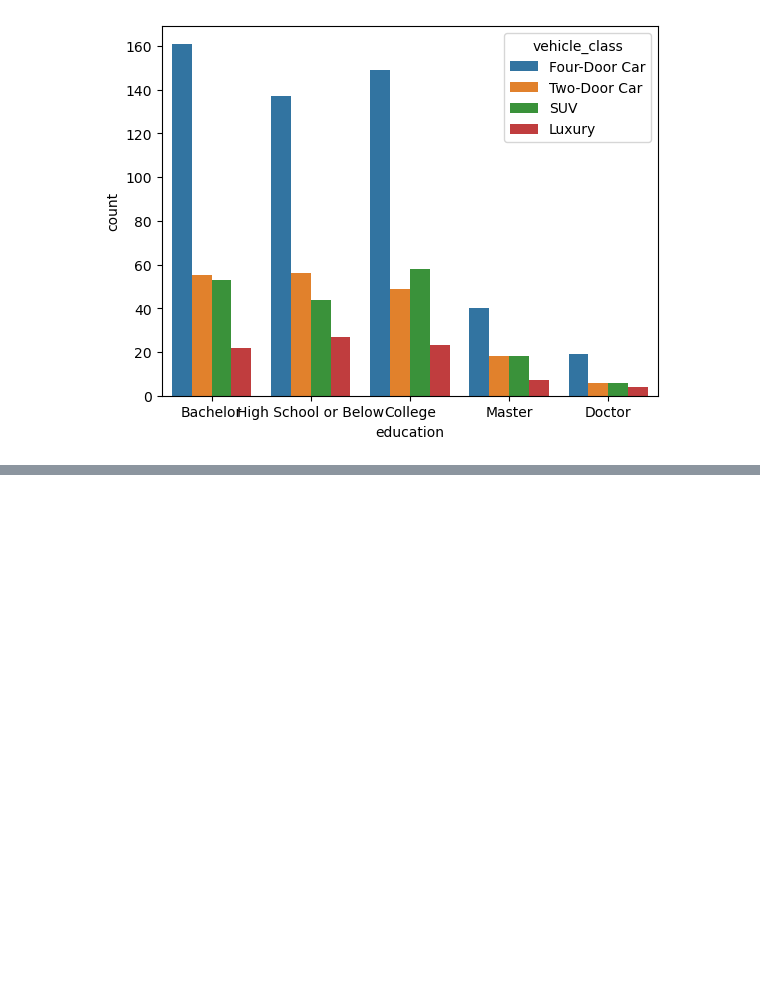
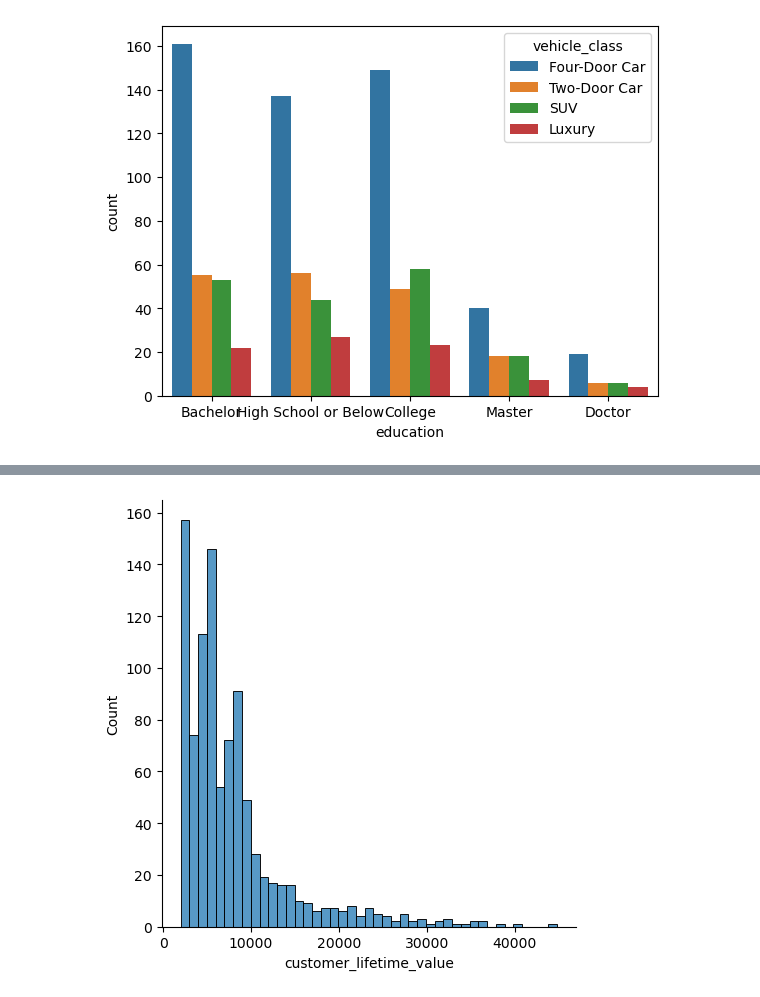
Before and after one commit to SuperAmy99/lab-dw-data-cleaning-and-formatting, a Jupyter notebook: lab-dw-data-cleaning-and-formatting.ipynb, the cells around one changed output, grey strips where cells are left out. Drawn from its saved outputs; the diff is of its cells as text; code cells hidden in the pictures; blank space fills up the shorter version.

```diff
--- a/lab-dw-data-cleaning-and-formatting.ipynb
+++ b/lab-dw-data-cleaning-and-formatting.ipynb
@@ -295,0 +307,5 @@ plt.show()
+# %%
+n_df = pd.read_csv('my_cleaned_dataset.csv')
+n_df.info()
+# Check the data types of the columns
+n_df.dtypes
@@ -295,0 +343,6 @@ plt.show()
+# %%
+# Get the numeric data into a dataframe called numerical and categorical columns in a dataframe called categorical.
+n_df_num = n_df.select_dtypes(include = np.number)
+n_df_num
+n_df_cat = n_df.select_dtypes(include = object)
+n_df_cat
@@ -295,0 +363,7 @@ plt.show()
+# %%
+# check the normality of the numerical variables visually
+sns.displot(n_df_num[n_df_num.columns[0]])
+plt.show()
+# not a normal distribution
+# %% [output]
+[figure, added]
```
Also changed, not shown: parts of 18 cells of this notebook.
